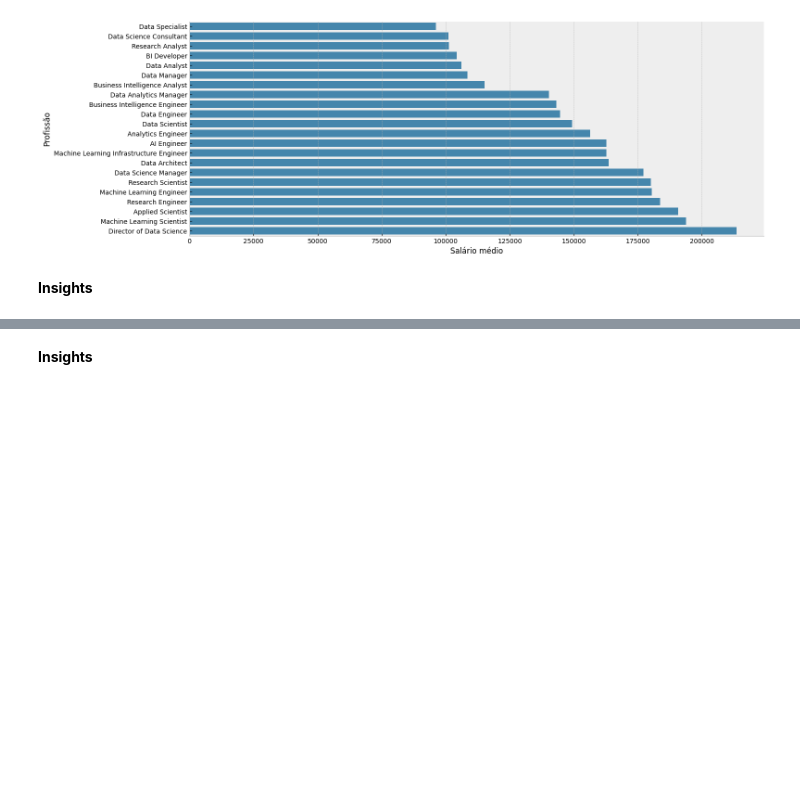
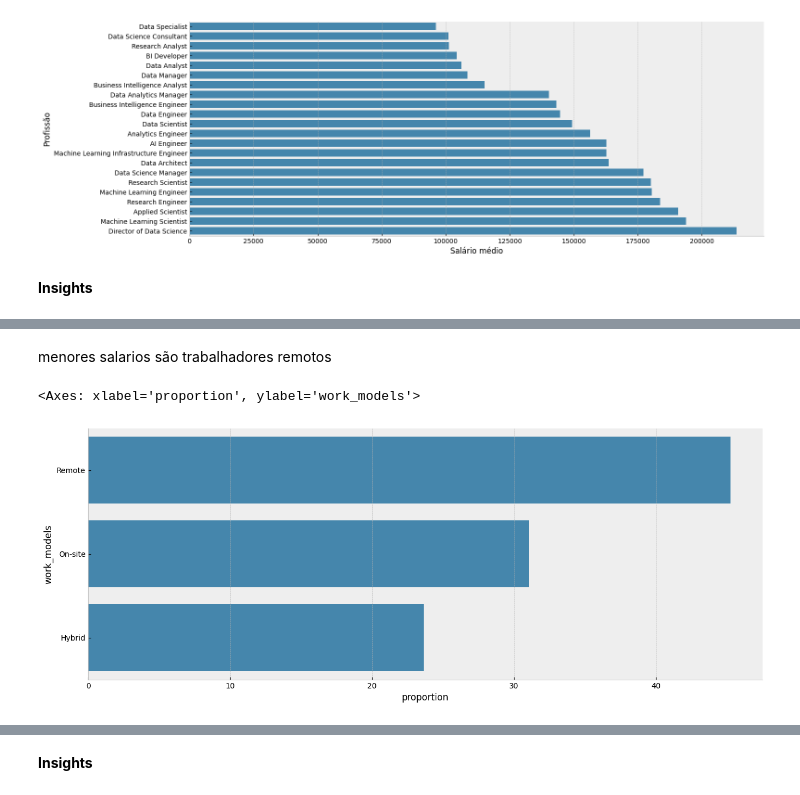
Before and after one commit to Alexandre-Esposte/dive-into-data-careers, a Jupyter notebook: notebook/data_careers_analysis.ipynb, the cells around one changed output, grey strips where cells are left out. Cells and saved outputs as stored; diff of their text form; code cells hidden in the pictures; blank space fills up the shorter version.

```diff
--- a/notebook/data_careers_analysis.ipynb
+++ b/notebook/data_careers_analysis.ipynb
@@ -1086,0 +1111,7 @@ Text(0.5, 0, 'Salário médio')
+# %% [markdown]
+menores salarios são trabalhadores remotos
+# %%
+sns.barplot(data = menor_salario['work_models'].value_counts(1).mul(100).to_frame().reset_index(), y='work_models', x='proportion')
+# %% [output]
+<Axes: xlabel='proportion', ylabel='work_models'>
+[figure, added]
```
Also changed, not shown: parts of 16 cells of this notebook.
